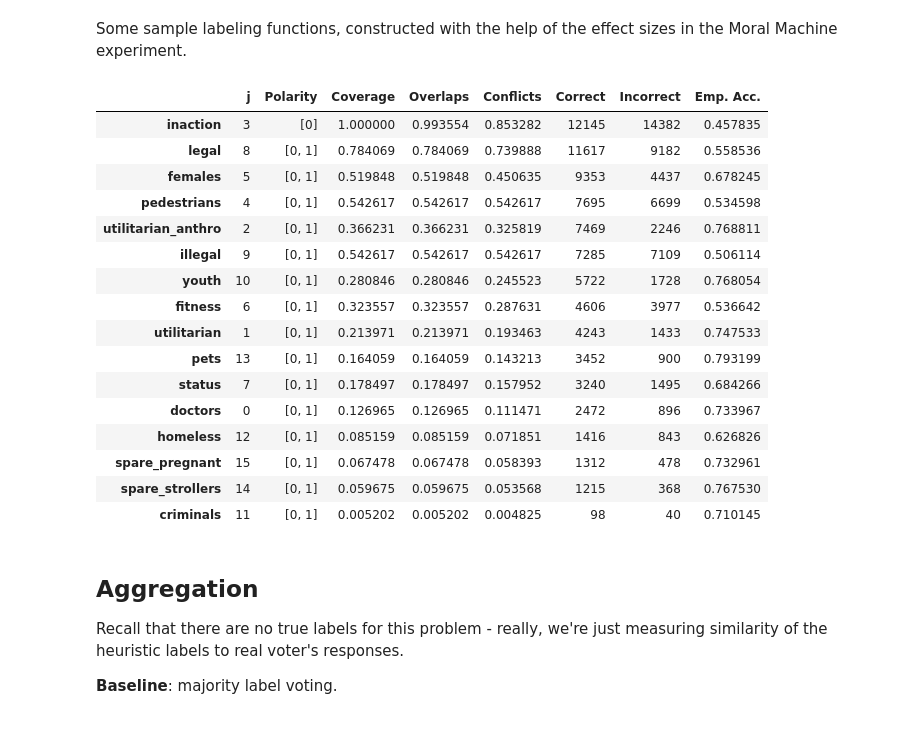
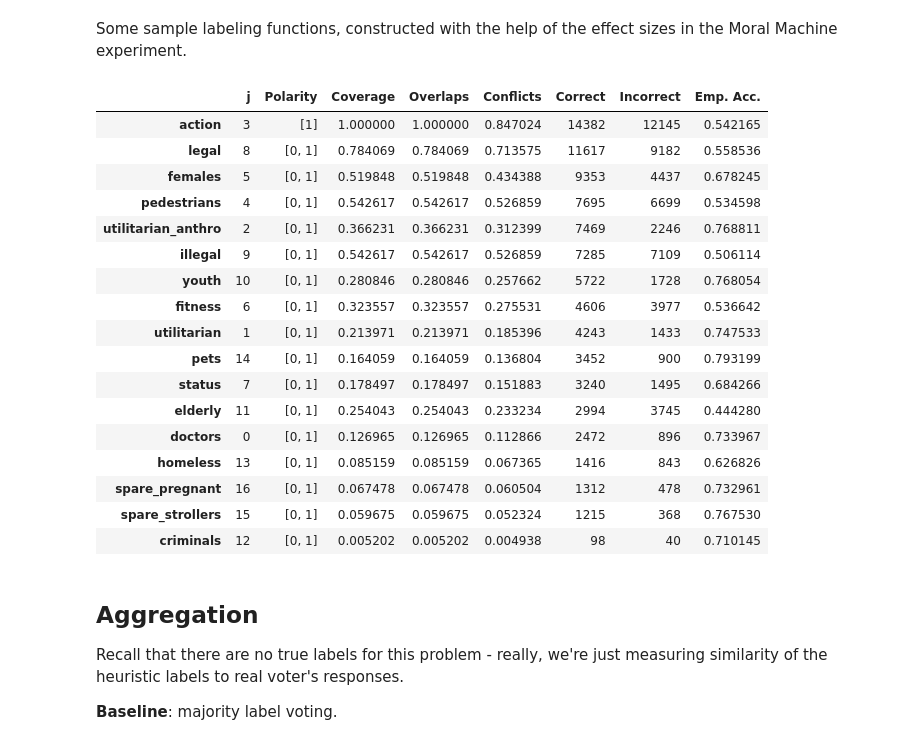
Before and after one commit to ryansteed/heuristic-moral-machine, a Jupyter notebook: jupyter/moralmachine.ipynb, the cells around one changed output. Cells and saved outputs as stored; diff of their text form; code cells hidden in the pictures.

```diff
--- a/jupyter/moralmachine.ipynb
+++ b/jupyter/moralmachine.ipynb
@@ -467,50 +467,52 @@ importlib.reload(hmm.labeling.utils)
 import hmm.labeling.moralmachine as mm
 import hmm.labeling.models
 import hmm.labeling.utils
 
 from hmm.labeling.models import Labeler
 from snorkel.labeling import LFAnalysis
 
 lfs = [
     mm.doctors,
     mm.utilitarian,
     mm.utilitarian_anthro,
-    mm.inaction,
+    mm.action,
     mm.pedestrians,
     mm.females,
     mm.fitness,
     mm.status,
     mm.legal,
     mm.illegal,
     mm.youth,
+    mm.elderly,
     mm.criminals,
     mm.homeless,
     mm.pets,
     mm.spare_strollers,
     mm.spare_pregnant
 ]
 
 labeler = Labeler(lfs)
 L_train, L_dev, L_val = labeler.label([X_train, X_dev, X_val])
 LFAnalysis(L=L_dev, lfs=lfs).lf_summary(Y=y_dev.values).sort_values("Correct", ascending=False)
 # %% [output]
 |  | j | Polarity | Coverage | Overlaps | Conflicts | Correct | Incorrect | Emp. Acc. |
-| inaction | 3 | [0] | 1.000000 | 0.993554 | 0.853282 | 12145 | 14382 | 0.457835 |
-| legal | 8 | [0, 1] | 0.784069 | 0.784069 | 0.739888 | 11617 | 9182 | 0.558536 |
-| females | 5 | [0, 1] | 0.519848 | 0.519848 | 0.450635 | 9353 | 4437 | 0.678245 |
-| pedestrians | 4 | [0, 1] | 0.542617 | 0.542617 | 0.542617 | 7695 | 6699 | 0.534598 |
-| utilitarian_anthro | 2 | [0, 1] | 0.366231 | 0.366231 | 0.325819 | 7469 | 2246 | 0.768811 |
-| illegal | 9 | [0, 1] | 0.542617 | 0.542617 | 0.542617 | 7285 | 7109 | 0.506114 |
-| youth | 10 | [0, 1] | 0.280846 | 0.280846 | 0.245523 | 5722 | 1728 | 0.768054 |
-| fitness | 6 | [0, 1] | 0.323557 | 0.323557 | 0.287631 | 4606 | 3977 | 0.536642 |
-| utilitarian | 1 | [0, 1] | 0.213971 | 0.213971 | 0.193463 | 4243 | 1433 | 0.747533 |
-| pets | 13 | [0, 1] | 0.164059 | 0.164059 | 0.143213 | 3452 | 900 | 0.793199 |
-| status | 7 | [0, 1] | 0.178497 | 0.178497 | 0.157952 | 3240 | 1495 | 0.684266 |
-| doctors | 0 | [0, 1] | 0.126965 | 0.126965 | 0.111471 | 2472 | 896 | 0.733967 |
-| homeless | 12 | [0, 1] | 0.085159 | 0.085159 | 0.071851 | 1416 | 843 | 0.626826 |
-| spare_pregnant | 15 | [0, 1] | 0.067478 | 0.067478 | 0.058393 | 1312 | 478 | 0.732961 |
-| spare_strollers | 14 | [0, 1] | 0.059675 | 0.059675 | 0.053568 | 1215 | 368 | 0.767530 |
-| criminals | 11 | [0, 1] | 0.005202 | 0.005202 | 0.004825 | 98 | 40 | 0.710145 |
+| action | 3 | [1] | 1.000000 | 1.000000 | 0.847024 | 14382 | 12145 | 0.542165 |
+| legal | 8 | [0, 1] | 0.784069 | 0.784069 | 0.713575 | 11617 | 9182 | 0.558536 |
+| females | 5 | [0, 1] | 0.519848 | 0.519848 | 0.434388 | 9353 | 4437 | 0.678245 |
+| pedestrians | 4 | [0, 1] | 0.542617 | 0.542617 | 0.526859 | 7695 | 6699 | 0.534598 |
+| utilitarian_anthro | 2 | [0, 1] | 0.366231 | 0.366231 | 0.312399 | 7469 | 2246 | 0.768811 |
+| illegal | 9 | [0, 1] | 0.542617 | 0.542617 | 0.526859 | 7285 | 7109 | 0.506114 |
+| youth | 10 | [0, 1] | 0.280846 | 0.280846 | 0.257662 | 5722 | 1728 | 0.768054 |
+| fitness | 6 | [0, 1] | 0.323557 | 0.323557 | 0.275531 | 4606 | 3977 | 0.536642 |
+| utilitarian | 1 | [0, 1] | 0.213971 | 0.213971 | 0.185396 | 4243 | 1433 | 0.747533 |
+| pets | 14 | [0, 1] | 0.164059 | 0.164059 | 0.136804 | 3452 | 900 | 0.793199 |
+| status | 7 | [0, 1] | 0.178497 | 0.178497 | 0.151883 | 3240 | 1495 | 0.684266 |
+| elderly | 11 | [0, 1] | 0.254043 | 0.254043 | 0.233234 | 2994 | 3745 | 0.444280 |
+| doctors | 0 | [0, 1] | 0.126965 | 0.126965 | 0.112866 | 2472 | 896 | 0.733967 |
+| homeless | 13 | [0, 1] | 0.085159 | 0.085159 | 0.067365 | 1416 | 843 | 0.626826 |
+| spare_pregnant | 16 | [0, 1] | 0.067478 | 0.067478 | 0.060504 | 1312 | 478 | 0.732961 |
+| spare_strollers | 15 | [0, 1] | 0.059675 | 0.059675 | 0.052324 | 1215 | 368 | 0.767530 |
+| criminals | 12 | [0, 1] | 0.005202 | 0.005202 | 0.004938 | 98 | 40 | 0.710145 |
 # %%
 # using the validation set (since tuning is done)
 analysis = LFAnalysis(L=L_val, lfs=lfs).lf_summary(Y=y_val.values)
```
Also changed, not shown: parts of 26 cells of this notebook, 2 other files.
